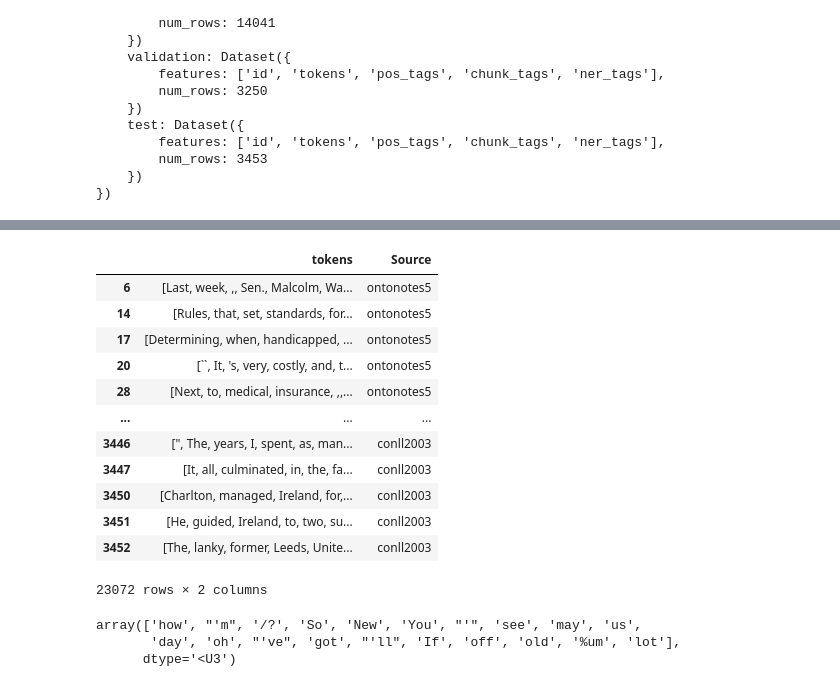
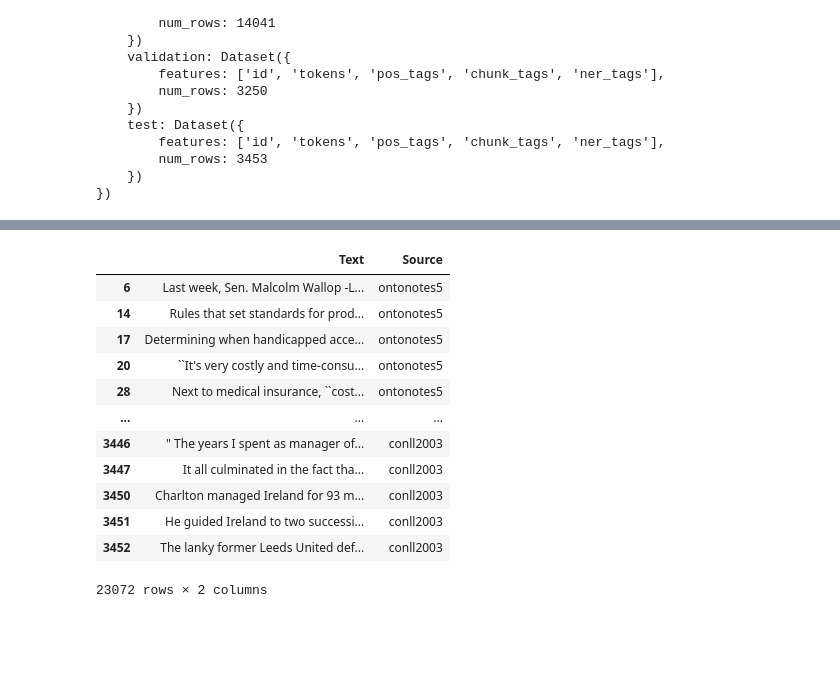
Before and after one commit to EtzionR/LM4GeoAI, a Jupyter notebook: preprocess_datasets.ipynb, the cells around one changed output, grey strips where cells are left out. Drawn from its saved outputs; the diff is of its cells as text; code cells hidden in the pictures; blank space fills up the shorter version.

```diff
--- a/preprocess_datasets.ipynb
+++ b/preprocess_datasets.ipynb
@@ -24,3 +24,16 @@ Successfully installed aiohappyeyeballs-2.6.1 aiohttp-3.13.2 aiosignal-1.4.0 any
 import matplotlib.pyplot as plt
 import pandas as pd
 import numpy as np
+# %%
+STOPWORDS_START = {"'s", "n't",  "'re","'m", "'ll", "'ve","'ll",
+                   '$',';', '%',
+                   '?','/?', ':',
+                   ', ',"''",
+                   '!', '!!', '!!!',
+                   '/.', '.','...','/-', '/', '..'}
+
+STOPWORDS_END = {'``'}
+
+STOPWORDS_BOTH = {'"','--','-'}
+
+len(STOPWORDS_START)+len(STOPWORDS_BOTH)+len(STOPWORDS_END)
@@ -76,11 +86,21 @@ DatasetDict({
 })
 # %%
 def dataset_to_pandas(ds):
-    return pd.concat([ds['train'].to_pandas(),
-                      ds['validation'].to_pandas(),
-                      ds['test'].to_pandas()])
+    return pd.concat([ds[key].to_pandas() for key in ds.keys()])
+
+
+def tokens_to_text(tokens):
+    text = ' '.join(tokens)
+    for sw in STOPWORDS_START:
+        text = text.replace(f' {sw}', sw)
+    for sw in STOPWORDS_END:
+        text = text.replace(f'{sw} ', sw)
+    for sw in STOPWORDS_BOTH:
+        text = text.replace(f' {sw} ', sw)
+    return text
 
 cdf = dataset_to_pandas(conll)
+cdf['Text'] = cdf.tokens.apply(tokens_to_text)
 cdf['Source'] = ['conll2003']*len(cdf)
 cdf['AsLOC'] = cdf.ner_tags.apply(lambda lst: CONLL_LOC in lst)
 cdf
@@ -101,5 +121,6 @@ cdf
 # %%
 odf = dataset_to_pandas(ontonotes)
+odf['Text'] = odf.tokens.apply(tokens_to_text)
 odf['Source'] = ['ontonotes5']*len(odf)
 odf['AsLOC'] = odf.tags.apply(lambda lst: sum([i in ONTONOTES_LOC for i in lst])>0)
 odf
@@ -120,37 +141,21 @@ odf
 # %%
-df = pd.concat([odf[odf.AsLOC][['tokens', 'Source']],
-                cdf[cdf.AsLOC][['tokens', 'Source']]])
+df = pd.concat([odf[odf.AsLOC][['Text', 'Source']],
+                cdf[cdf.AsLOC][['Text', 'Source']]])
+
+df.to_csv('data.csv', index=False)
+
 df
 # %% [output]
-|  | tokens | Source |
-| 6 | [Last, week, ,, Sen., Malcolm, Wa... | ontonotes5 |
-| 14 | [Rules, that, set, standards, for... | ontonotes5 |
-| 17 | [Determining, when, handicapped, ... | ontonotes5 |
-| 20 | [``, It, 's, very, costly, and, t... | ontonotes5 |
-| 28 | [Next, to, medical, insurance, ,,... | ontonotes5 |
+|  | Text | Source |
+| 6 | Last week, Sen. Malcolm Wallop -L... | ontonotes5 |
+| 14 | Rules that set standards for prod... | ontonotes5 |
+| 17 | Determining when handicapped acce... | ontonotes5 |
+| 20 | ``It's very costly and time-consu... | ontonotes5 |
+| 28 | Next to medical insurance, ``cost... | ontonotes5 |
 | ... | ... | ... |
-| 3446 | [", The, years, I, spent, as, man... | conll2003 |
-| 3447 | [It, all, culminated, in, the, fa... | conll2003 |
-| 3450 | [Charlton, managed, Ireland, for,... | conll2003 |
-| 3451 | [He, guided, Ireland, to, two, su... | conll2003 |
-| 3452 | [The, lanky, former, Leeds, Unite... | conll2003 |
+| 3446 | " The years I spent as manager of... | conll2003 |
+| 3447 | It all culminated in the fact tha... | conll2003 |
+| 3450 | Charlton managed Ireland for 93 m... | conll2003 |
+| 3451 | He guided Ireland to two successi... | conll2003 |
+| 3452 | The lanky former Leeds United def... | conll2003 |
 23072 rows × 2 columns
-# %%
-values, counts = np.unique([word for sentence in odf.tokens for word in sentence if len(word)<4], return_counts=1)
-
-index = np.argsort(counts)[::-1]
-
-
-
-STOPWORDS = {"'s", "n't",  "'re","'m", "'ll", "'ve","'ll",
-             '"', '``', "''",'$',';', '%',
-             '?','/?', ':', '--',
-             '-',
-             ', ',
-             '/.', '.'}
-
-values[index][80:100]
-# %% [output]
-array(['how', "'m", '/?', 'So', 'New', 'You', "'", 'see', 'may', 'us',
-       'day', 'oh', "'ve", 'got', "'ll", 'If', 'off', 'old', '%um', 'lot'],
-      dtype='<U3')
```
Also changed, not shown: parts of 7 cells of this notebook.
